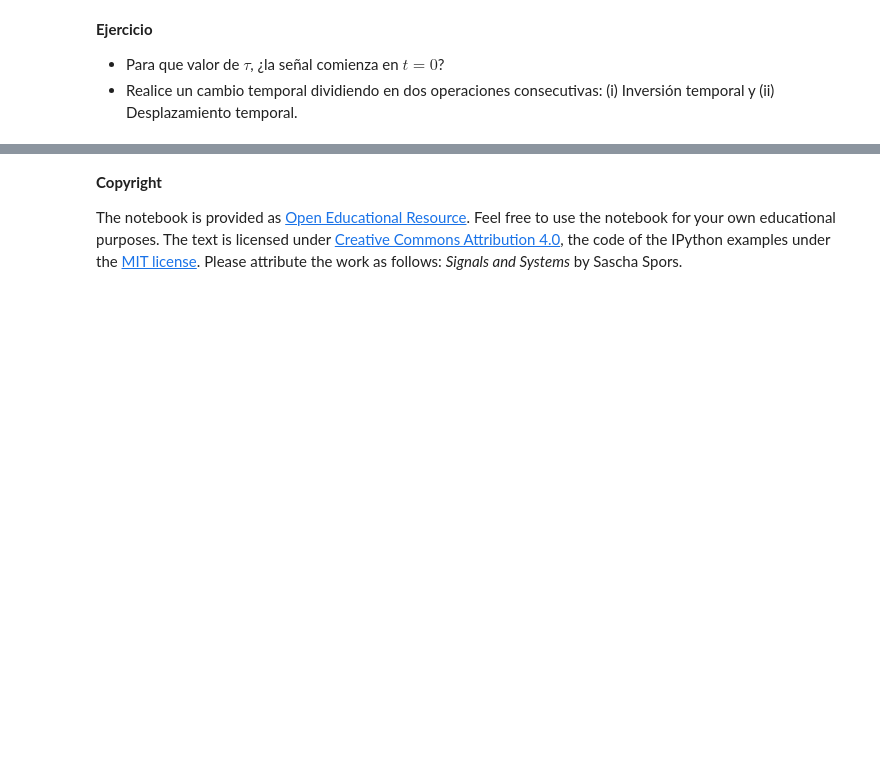
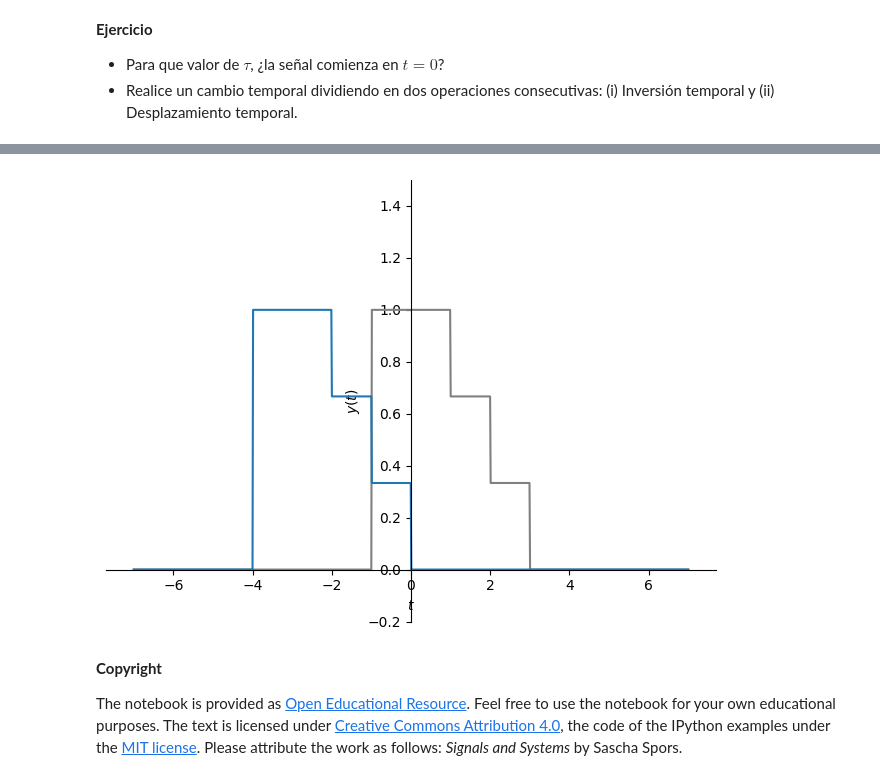
Before and after one commit to dssalazarp/SyS, a Jupyter notebook: Copia_de_Operaciones_de_señales_continuas.ipynb, the cells around one changed output, grey strips where cells are left out. Cells and saved outputs as stored; diff of their text form; code cells hidden in the pictures; blank space fills up the shorter version.

```diff
--- a/Copia_de_Operaciones_de_señales_continuas.ipynb
+++ b/Copia_de_Operaciones_de_señales_continuas.ipynb
@@ -151,3 +181,14 @@ px.show()
+# %%
+y = x.subs(t, - t)
+
+y = x.subs(t, tau + t)
+# cuando tau = 3 la señal comeiza en t = 0
+px=sym.plot(x, (t, -7, 7), ylim=[-0.2, 1.5], ylabel=r'$y(t)$', line_color='gray', show=False)
+py=sym.plot(y, (t, -7, 7), ylim=[-0.2, 1.5], ylabel=r'$y(t)$', show=False)
+px.extend(py)
+px.show()
+# %% [output]
+[figure, added]
 # %% [markdown]
 **Copyright**
 
```
Also changed, not shown: parts of 5 cells of this notebook.
